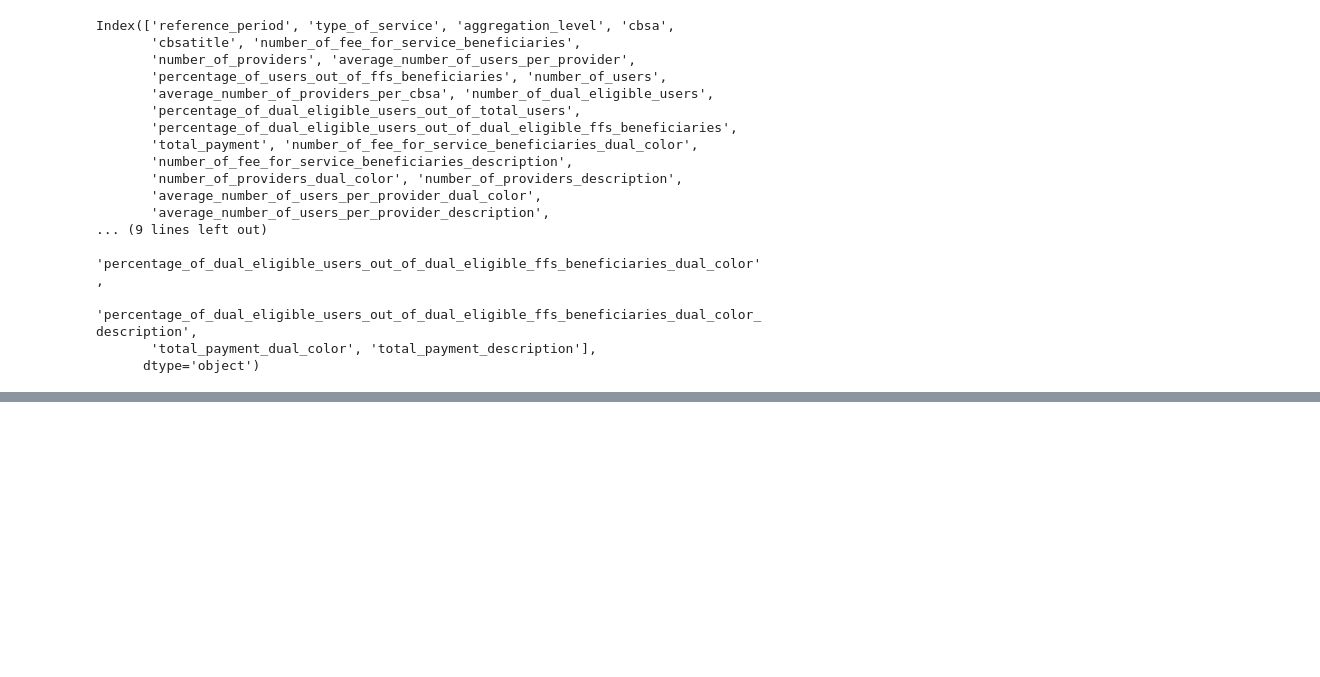
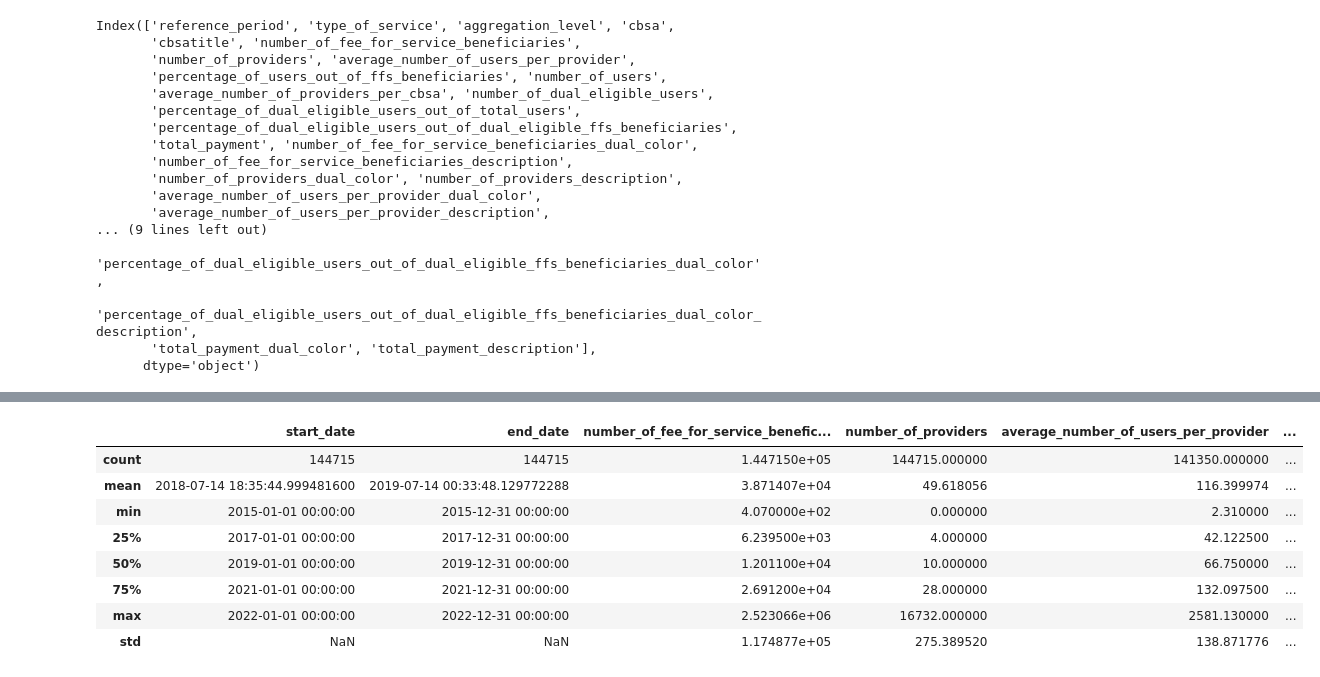
Before and after one commit to renaqd/team7-ADS502, a Jupyter notebook: team7-Final.ipynb, the cells around one changed output, grey strips where cells are left out. Cells and saved outputs as stored; diff of their text form; code cells hidden in the pictures; blank space fills up the shorter version.

Commit message:
Converted objects to appropriate data types

```diff
--- a/team7-Final.ipynb
+++ b/team7-Final.ipynb
@@ -48,0 +114,8 @@ len(cbsa.columns)
+# %%
+cbsa[['start_date', 'end_date']] = cbsa['reference_period'].str.split(' to ', expand=True)
+cbsa.insert(0, 'end_date', cbsa.pop('end_date'))
+cbsa.insert(0, 'start_date', cbsa.pop('start_date'))
+cbsa.drop(["reference_period"], axis = 1, inplace= True)
+# %%
+# convert date columns to datetime
+cbsa[['start_date', 'end_date']] = cbsa[['start_date', 'end_date']].apply(pd.to_datetime)
@@ -48,0 +141,29 @@ len(cbsa.columns)
+# %%
+# identify and convert to categorical
+convert_to_category = [
+    'type_of_service',
+    'cbsa',
+    'cbsatitle',
+    'aggregation_level',
+    'number_of_fee_for_service_beneficiaries_dual_color',
+    'number_of_fee_for_service_beneficiaries_description',
+    'number_of_providers_dual_color',
+    'number_of_providers_description',
+    'average_number_of_users_per_provider_dual_color',
+    'average_number_of_users_per_provider_description',
+    'percentage_of_users_out_of_ffs_beneficiaries_dual_color',
+    'percentage_of_users_out_of_ffs_beneficiaries_description',
+    'number_of_users_dual_color',
+    'number_of_users_description',
+    'average_number_of_providers_per_cbsa_dual_color',
+    'average_number_of_providers_per_cbsa_description',
+    'number_of_dual_eligible_users_dual_color',
+    'number_of_dual_eligible_users_description',
+    'percentage_of_dual_eligible_users_out_of_total_users_dual_color',
+    'percentage_of_dual_eligible_users_out_of_total_users_description',
+    'percentage_of_dual_eligible_users_out_of_dual_eligible_ffs_beneficiaries_dual_color',
+    'percentage_of_dual_eligible_users_out_of_dual_eligible_ffs_beneficiaries_dual_color_description',
+    'total_payment_dual_color',
+    'total_payment_description'
+]
+cbsa[convert_to_category] = cbsa[convert_to_category].astype('category')
@@ -48,0 +190,12 @@ len(cbsa.columns)
+# %%
+cbsa.describe()
+# %% [output]
+|  | start_date | end_date | number_of_fee_for_service_benefic... | number_of_providers | average_number_of_users_per_provider | ... |
+| count | 144715 | 144715 | 1.447150e+05 | 144715.000000 | 141350.000000 | ... |
+| mean | 2018-07-14 18:35:44.999481600 | 2019-07-14 00:33:48.129772288 | 3.871407e+04 | 49.618056 | 116.399974 | ... |
+| min | 2015-01-01 00:00:00 | 2015-12-31 00:00:00 | 4.070000e+02 | 0.000000 | 2.310000 | ... |
+| 25% | 2017-01-01 00:00:00 | 2017-12-31 00:00:00 | 6.239500e+03 | 4.000000 | 42.122500 | ... |
+| 50% | 2019-01-01 00:00:00 | 2019-12-31 00:00:00 | 1.201100e+04 | 10.000000 | 66.750000 | ... |
+| 75% | 2021-01-01 00:00:00 | 2021-12-31 00:00:00 | 2.691200e+04 | 28.000000 | 132.097500 | ... |
+| max | 2022-01-01 00:00:00 | 2022-12-31 00:00:00 | 2.523066e+06 | 16732.000000 | 2581.130000 | ... |
+| std | NaN | NaN | 1.174877e+05 | 275.389520 | 138.871776 | ... |
```
Also changed, not shown: parts of 16 cells of this notebook.
